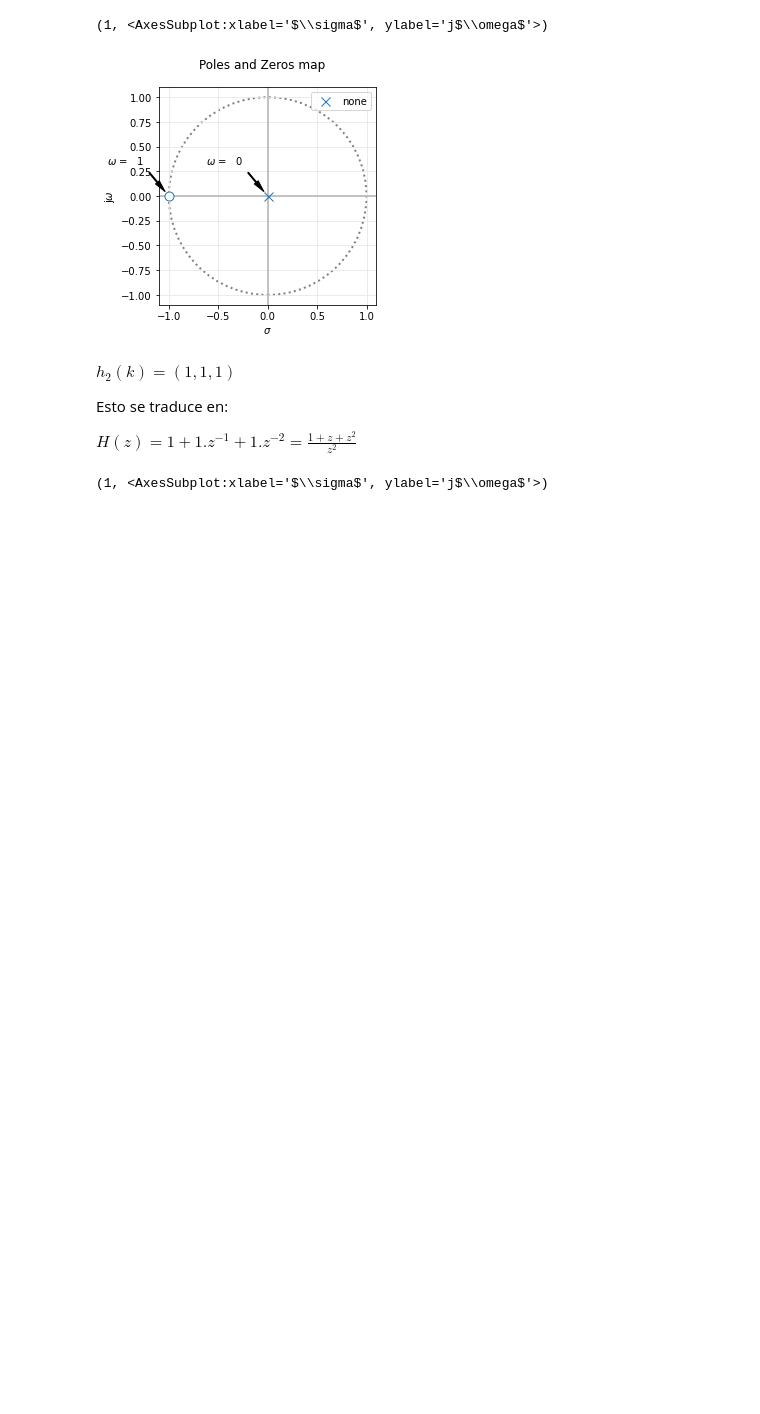
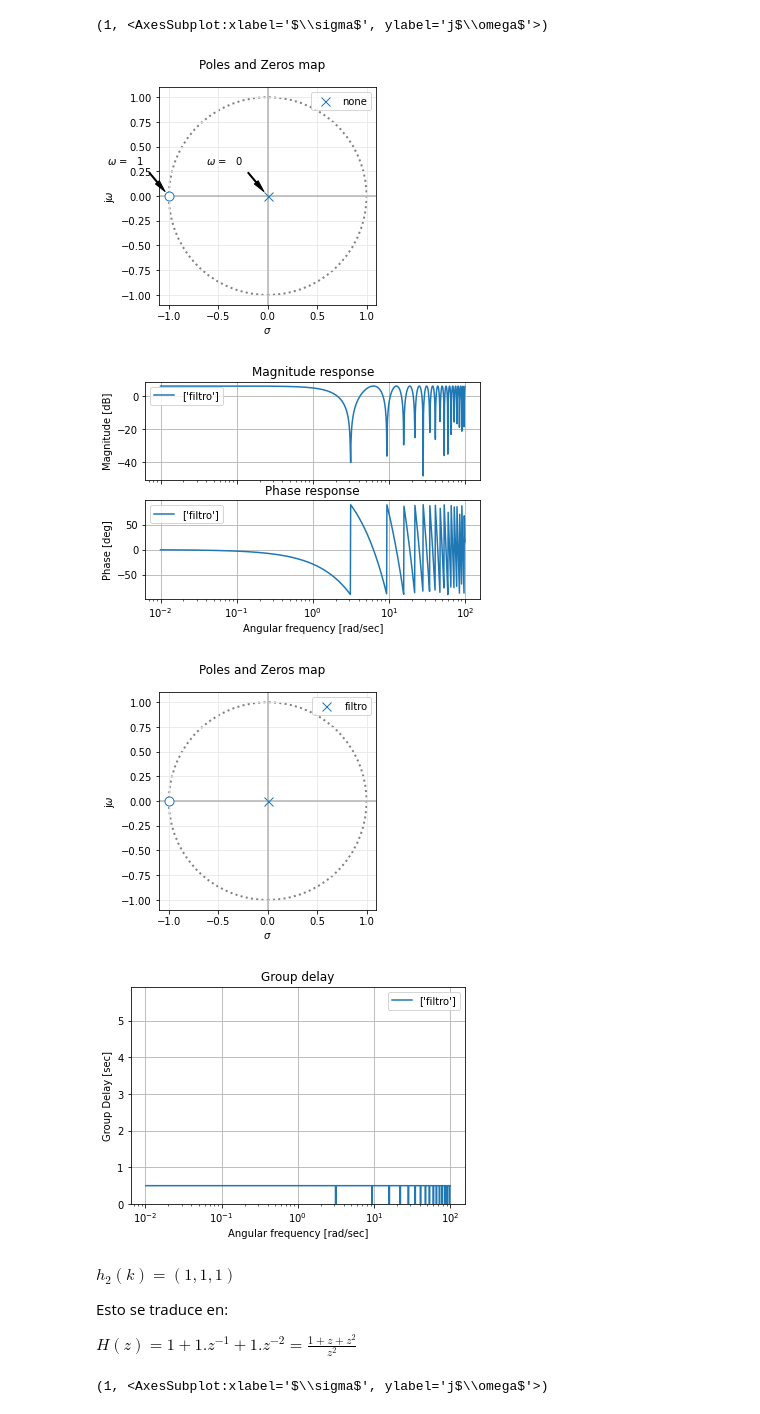
Before and after one commit to brunoricciotti/TC2, a Jupyter notebook: TP Semanales/TS8/TS8.ipynb, the cells around one changed output. Saved outputs shown, nothing was run; the diff lists cells and outputs as text; code cells hidden in the pictures; blank space fills up the shorter version.

```diff
--- a/TP Semanales/TS8/TS8.ipynb
+++ b/TP Semanales/TS8/TS8.ipynb
@@ -200,8 +200,13 @@ pzmap(my_tf, 2) #S plane pole/zero plot
 (1, <AxesSubplot:xlabel='$\\sigma$', ylabel='j$\\omega$'>)
 [figure]
 # %%
+fs = 1
 my_dig_filter = sig.TransferFunction(num_z,den_z,dt = 1/fs) #al indicar dt le decimos a la funcion que la transferencia es en Z
 analyze_sys(my_dig_filter,'filtro')
+# %% [output]
+[figure, added]
+[figure, added]
+[figure, added]
 # %% [markdown]
 $h_2(k) = (1,1,1)$
 
```
Also changed, not shown: parts of 14 cells of this notebook, 4 other files.
